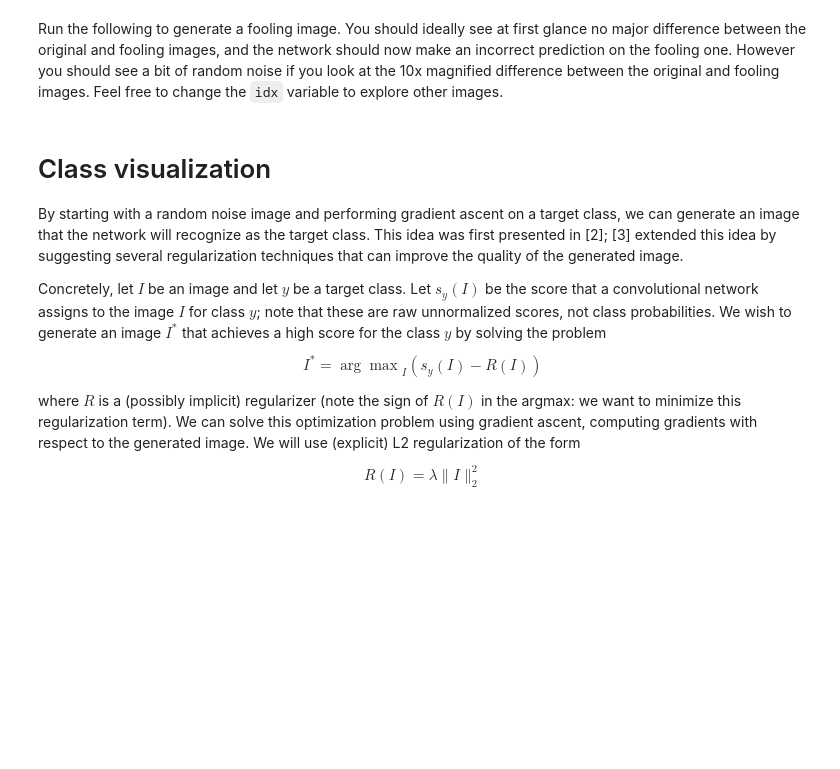
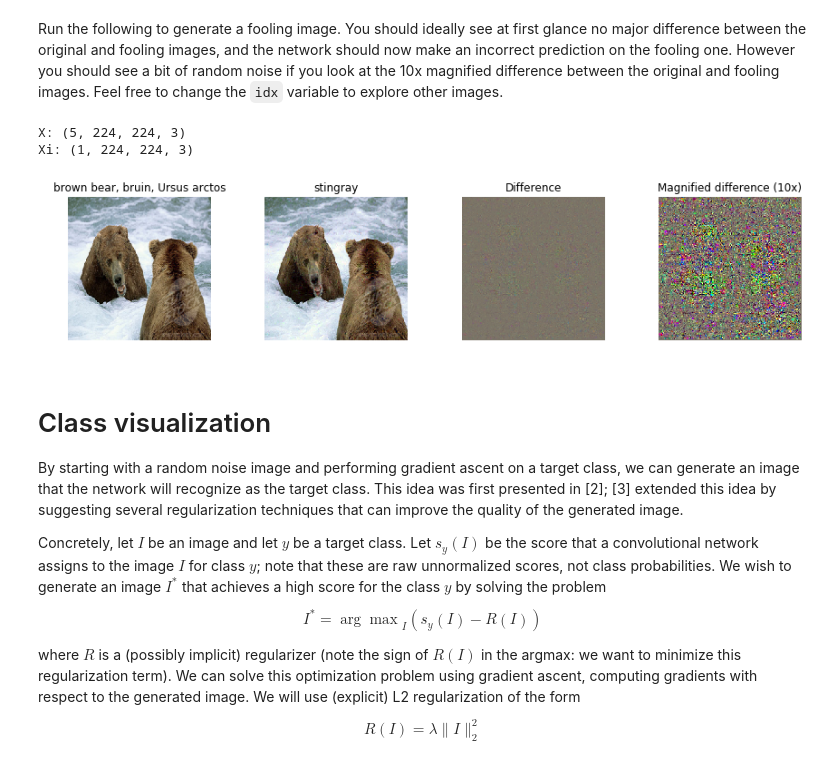
Before and after one commit to jerrychenh/cs231n, a Jupyter notebook: assignment3/NetworkVisualization-TensorFlow.ipynb, the cells around one changed output. Drawn from its saved outputs; the diff is of its cells as text; code cells hidden in the pictures; blank space fills up the shorter version.

Commit message:
network visualization & style transfer

```diff
--- a/assignment3/NetworkVisualization-TensorFlow.ipynb
+++ b/assignment3/NetworkVisualization-TensorFlow.ipynb
@@ -235,8 +235,18 @@ def make_fooling_image(X, target_y, model):
     # progress over iterations to check your algorithm.                          #
     ##############################################################################
     # *****START OF YOUR CODE (DO NOT DELETE/MODIFY THIS LINE)*****
+    X = tf.Variable(X)
+    X_fooling = tf.Variable(X_fooling)
 
-    pass
+    for i in range(100):
+        with tf.GradientTape() as tape:
+            tape.watch(X_fooling)
+            scores = model.call(X_fooling)
+            target_score = scores[0, target_y]
+
+        grad = tape.gradient(target_score, X_fooling)
+        dx = learning_rate * tf.math.l2_normalize(grad)
+        X_fooling = X_fooling + dx
 
     # *****END OF YOUR CODE (DO NOT DELETE/MODIFY THIS LINE)*****
     ##############################################################################
@@ -246,38 +256,44 @@ def make_fooling_image(X, target_y, model):
 # %% [markdown]
 Run the following to generate a fooling image. You should ideally see at first glance no major difference between the original and fooling images, and the network should now make an incorrect prediction on the fooling one. However you should see a bit of random noise if you look at the 10x magnified difference between the original and fooling images. Feel free to change the `idx` variable to explore other images.
 # %%
-idx = 0
+idx = 4
+print('X:', X.shape)
 Xi = X[idx][None]
+print('Xi:', Xi.shape)
 target_y = 6
 X_fooling = make_fooling_image(Xi, target_y, model)
 
 # Make sure that X_fooling is classified as y_target
 scores = model(X_fooling)
 assert tf.math.argmax(scores[0]).numpy() == target_y, 'The network is not fooled!'
 
 # Show original image, fooling image, and difference
 orig_img = deprocess_image(Xi[0])
 fool_img = deprocess_image(X_fooling[0])
 plt.figure(figsize=(12, 6))
 
 # Rescale
 plt.subplot(1, 4, 1)
 plt.imshow(orig_img)
 plt.axis('off')
 plt.title(class_names[y[idx]])
 plt.subplot(1, 4, 2)
 plt.imshow(fool_img)
 plt.title(class_names[target_y])
 plt.axis('off')
 plt.subplot(1, 4, 3)
 plt.title('Difference')
 plt.imshow(deprocess_image((Xi-X_fooling)[0]))
 plt.axis('off')
 plt.subplot(1, 4, 4)
 plt.title('Magnified difference (10x)')
 plt.imshow(deprocess_image(10 * (Xi-X_fooling)[0]))
 plt.axis('off')
 plt.gcf().tight_layout()
+# %% [output]
+X: (5, 224, 224, 3)
+Xi: (1, 224, 224, 3)
+[figure, added]
 # %% [markdown]
 # Class visualization
 By starting with a random noise image and performing gradient ascent on a target class, we can generate an image that the network will recognize as the target class. This idea was first presented in [2]; [3] extended this idea by suggesting several regularization techniques that can improve the quality of the generated image.
```
Also changed, not shown: parts of 3 cells of this notebook.
